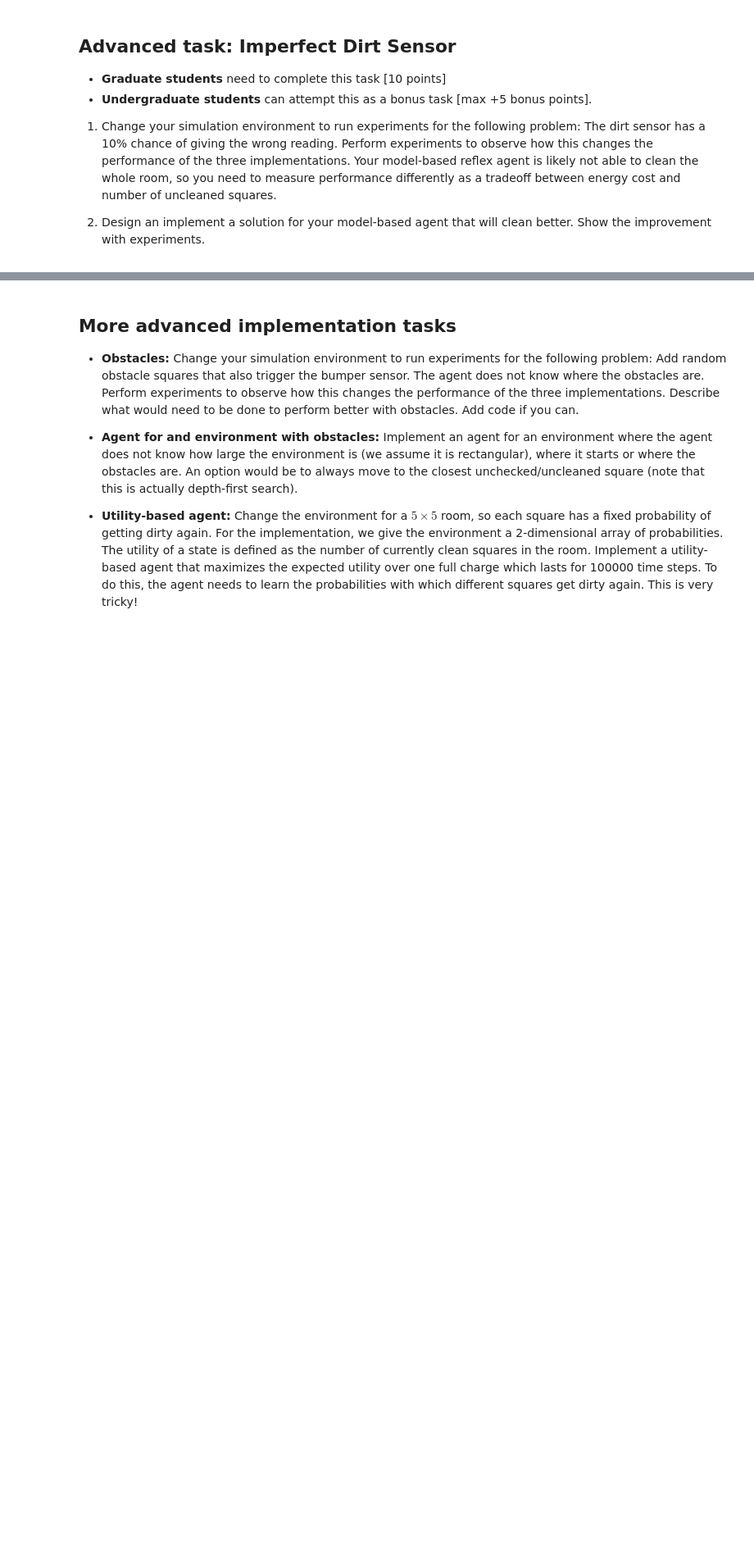
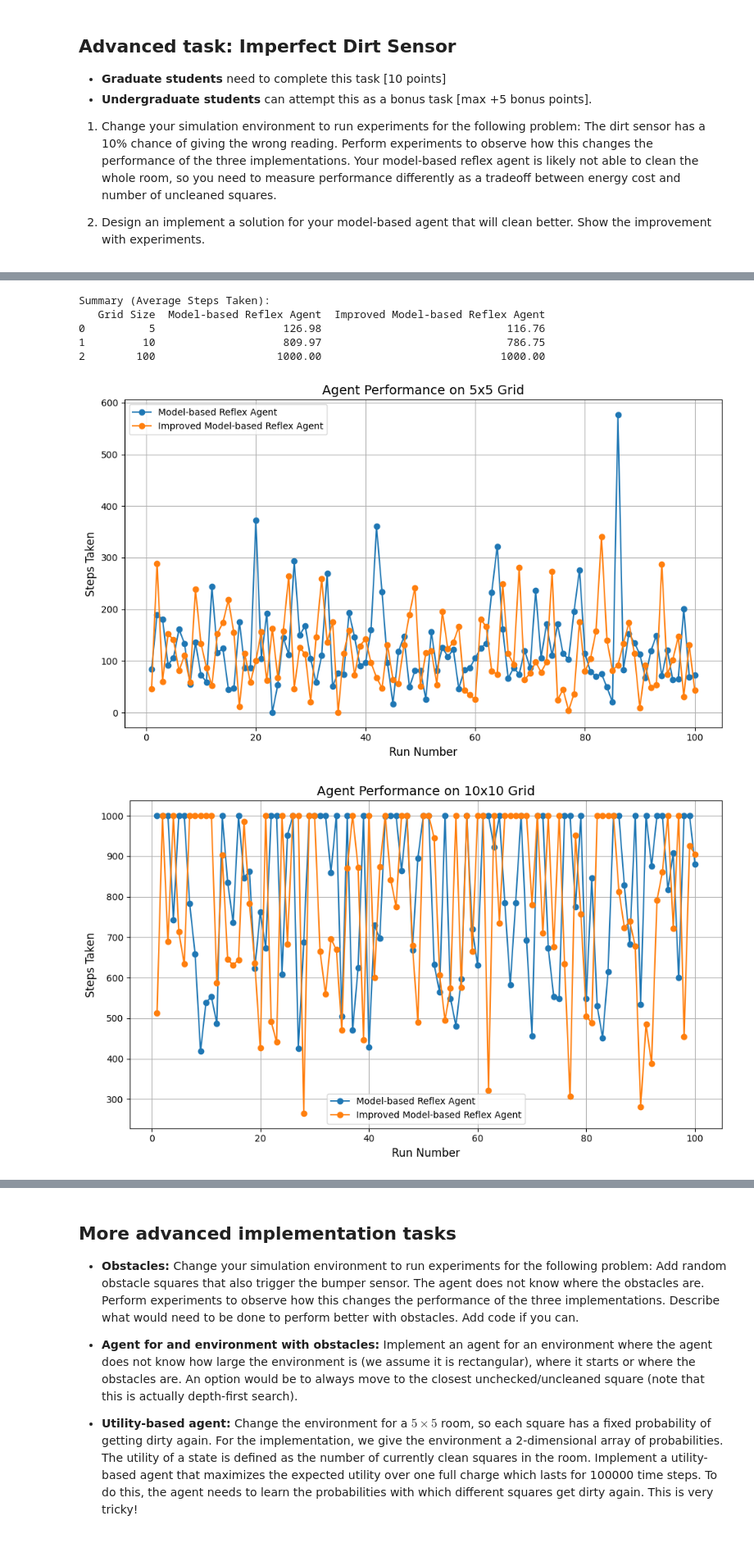
Before and after one commit to ddelah-lab/CS-7381, a Jupyter notebook: Agents/robot_vacuum.ipynb, the cells around one changed output, grey strips where cells are left out. Shown at 82% size. Drawn from its saved outputs; the diff is of its cells as text; code cells hidden in the pictures; blank space fills up the shorter version.

```diff
--- a/Agents/robot_vacuum.ipynb
+++ b/Agents/robot_vacuum.ipynb
@@ -757,18 +739,17 @@ Random Agent -> Avg Steps: 98.26, Avg Uncleaned Squares: 2.52
 # %%
-def improved_model_based_reflex_agent_no_search(bumpers, dirty):
+def improved_model_based_reflex_agent(bumpers, dirty):
     """
     Improved Agent (No Search):
-      - If the sensor indicates dirt, suck.
+      - If dirty, suck.
       - Otherwise, consider the four adjacent cells and their visit counts.
       - If any legal neighbor has not been visited, choose one of those at random.
-      - If all neighbors have been visited, choose the move that leads to the cell with the lowest visit count.
+      - Otherwise, choose the move leading to the cell with the lowest visit count.
     """
     global position, visit_count
     x, y = position
     if dirty:
         return "suck"
 
-    # Define moves and coordinate changes.
     directions = {
         "north": (0, -1),
         "south": (0, 1),
@@ -779,17 +760,18 @@ def improved_model_based_reflex_agent_no_search(bumpers, dirty):
     legal_moves = []
     for move, (dx, dy) in directions.items():
         new_pos = (x + dx, y + dy)
-        # Check if the move is legal using the bumper sensor.
         if not bumpers[move]:
             legal_moves.append((move, new_pos))
 
-    # First, look for neighbors that have never been visited.
-    unvisited = [ (move, pos) for (move, pos) in legal_moves if visit_count.get(pos, 0) == 0 ]
+    if not legal_moves:
+        return "stay"
+
+    unvisited = [(move, pos) for (move, pos) in legal_moves if visit_count.get(pos, 0) == 0]
     if unvisited:
         chosen_move, chosen_pos = random.choice(unvisited)
     else:
-        # All neighbors have been visited; choose the one with the lowest visit count.
         min_count = min(visit_count.get(pos, 0) for (move, pos) in legal_moves)
-        candidates = [ (move, pos) for (move, pos) in legal_moves if visit_count.get(pos, 0) == min_count ]
+        candidates = [(move, pos) for (move, pos) in legal_moves if visit_count.get(pos, 0) == min_count]
         chosen_move, chosen_pos = random.choice(candidates)
+
     return chosen_move
@@ -853,0 +778,55 @@ Improved Model-Based Agent -> Avg Steps: 75.51, Avg Uncleaned Squares: 0.50
+# %%
+import numpy as np
+import matplotlib.pyplot as plt
+import pandas as pd
+
+# Function to evaluate an agent on a given grid size and return steps for each run.
+def evaluate_agent_per_run(agent, grid_size, dirt_prob=0.2, max_steps=1000, runs=100):
+    steps_runs = []
+    for _ in range(runs):
+        # vacuum_environment is assumed to return a tuple: (steps, remaining_dirt)
+        steps, _ = vacuum_environment(agent, n=grid_size, dirt_prob=dirt_prob, max_steps=max_steps, verbose=False)
+        steps_runs.append(steps)
+    return steps_runs
+
+grid_sizes = [5, 10, 100]
+
+agents = {
+    "Model-based Reflex Agent": model_based_reflex_agent,
+    "Improved Model-based Reflex Agent": improved_model_based_reflex_agent
+}
+
+results_by_grid = {}
+runs = 100
+
+for size in grid_sizes:
+    results_by_grid[size] = {}
+    for agent_name, agent_func in agents.items():
+        results_by_grid[size][agent_name] = evaluate_agent_per_run(agent_func, size, runs=runs)
+
+summary_table = {"Grid Size": grid_sizes}
+for agent_name in agents.keys():
+    summary_table[agent_name] = [np.mean(results_by_grid[size][agent_name]) for size in grid_sizes]
+df = pd.DataFrame(summary_table)
+print("Summary (Average Steps Taken):")
+print(df)
+
+for size in grid_sizes:
+    plt.figure(figsize=(10, 6))
+    for agent_name, run_results in results_by_grid[size].items():
+        plt.plot(range(1, runs+1), run_results, marker='o', label=agent_name)
+    plt.title(f"Agent Performance on {size}x{size} Grid", fontsize=14)
+    plt.xlabel("Run Number", fontsize=12)
+    plt.ylabel("Steps Taken", fontsize=12)
+    plt.legend()
+    plt.grid(True)
+    plt.tight_layout()
+    plt.show()
+# %% [output]
+Summary (Average Steps Taken):
+   Grid Size  Model-based Reflex Agent  Improved Model-based Reflex Agent
+0          5                    126.98                             116.76
+1         10                    809.97                             786.75
+2        100                   1000.00                            1000.00
+[figure, added]
+[figure, added]
```
Also changed, not shown: parts of 12 cells of this notebook.
